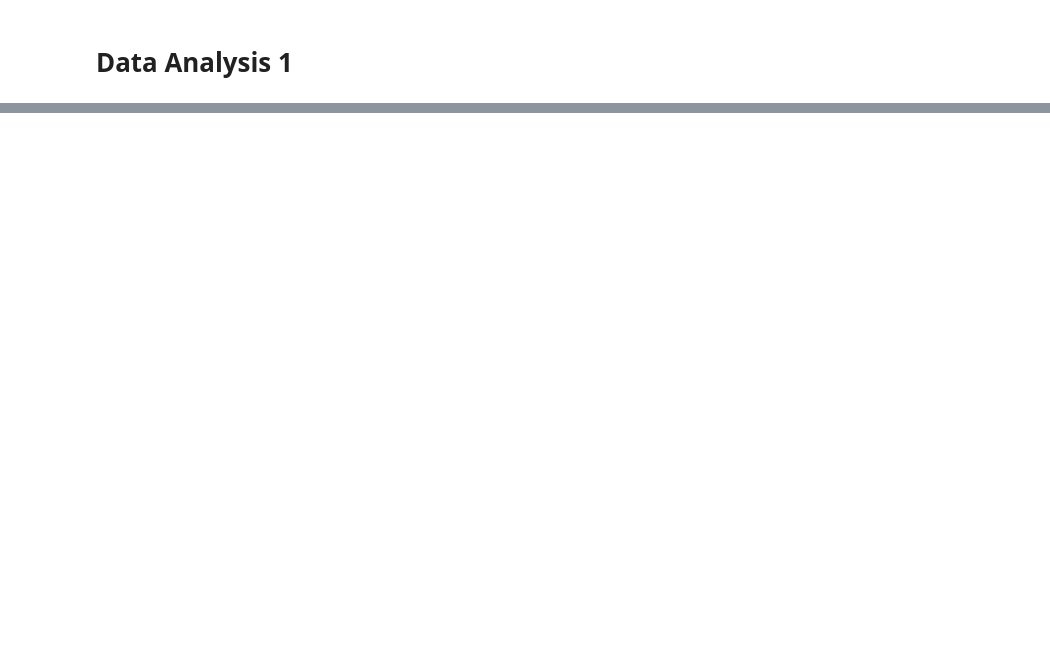
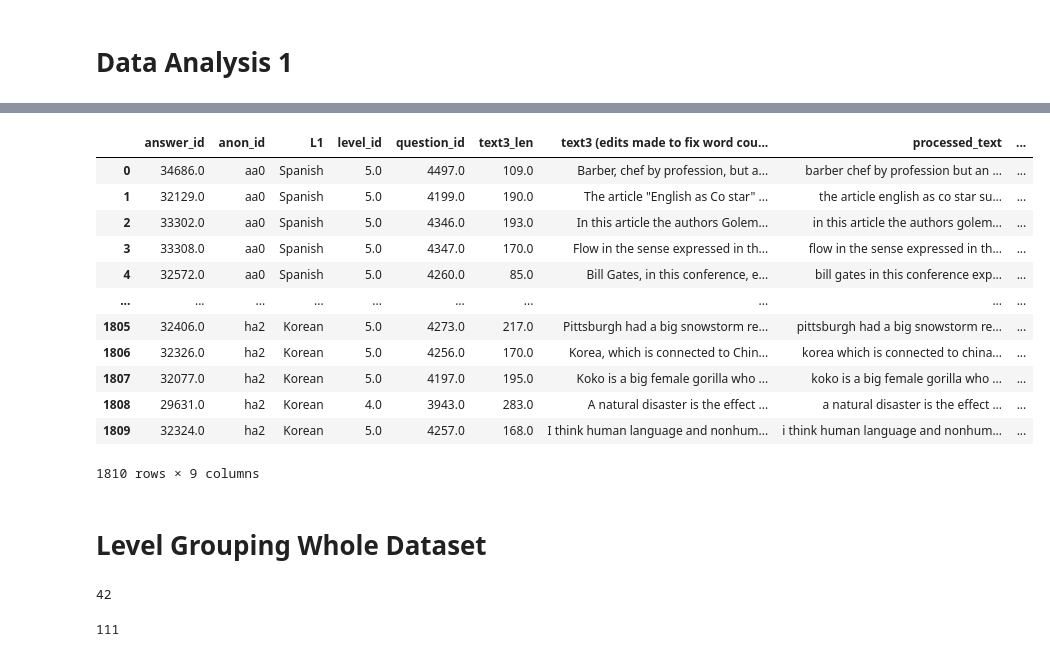
Before and after one commit to mencer456/LRDC-Research, a Jupyter notebook: Data Analysis 1.ipynb, the cells around one changed output, grey strips where cells are left out. Cells and saved outputs as stored; diff of their text form; code cells hidden in the pictures; blank space fills up the shorter version.

```diff
--- a/Data Analysis 1.ipynb
+++ b/Data Analysis 1.ipynb
@@ -98,0 +120,5 @@ stu_ans_crs_
+# %%
+drop_loose=loose.dropna()
+
+sorted_loose=drop_loose.sort_values(by=['anon_id']).reset_index(drop=True)
+sorted_loose
@@ -98,0 +139,40 @@ stu_ans_crs_
+# %%
+index=0
+textcount_loose=sorted_loose.copy()
+
+textcount_loose['processed_text']=pd.NaT
+textcount_loose['wordtype_len']=pd.NaT
+words=[]
+for text in textcount_loose['text3 (edits made to fix word counts)']:
+    uwords=[]
+    text=text.replace('\n',' ')
+    nopunc=text.translate(str.maketrans('','',string.punctuation))
+    nopunc=nopunc.lower()
+    textcount_loose.at[index,'processed_text']=nopunc
+    words=nopunc.strip().split(" ")
+    for word in words:
+        if word=='':
+            words.remove(word)
+        elif word not in uwords:
+            uwords.append(word)
+    textcount_loose.at[index,'text3_len']=len(words)
+    textcount_loose.at[index,'wordtype_len']=len(uwords)
+    index+=1
+# %%
+textcount_loose
+# %% [output]
+|  | answer_id | anon_id | L1 | level_id | question_id | text3_len | text3 (edits made to fix word cou... | processed_text | ... |
+| 0 | 34686.0 | aa0 | Spanish | 5.0 | 4497.0 | 109.0 | Barber, chef by profession, but a... | barber chef by profession but an ... | ... |
+| 1 | 32129.0 | aa0 | Spanish | 5.0 | 4199.0 | 190.0 | The article "English as Co star" ... | the article english as co star su... | ... |
+| 2 | 33302.0 | aa0 | Spanish | 5.0 | 4346.0 | 193.0 | In this article the authors Golem... | in this article the authors golem... | ... |
+| 3 | 33308.0 | aa0 | Spanish | 5.0 | 4347.0 | 170.0 | Flow in the sense expressed in th... | flow in the sense expressed in th... | ... |
+| 4 | 32572.0 | aa0 | Spanish | 5.0 | 4260.0 | 85.0 | Bill Gates, in this conference, e... | bill gates in this conference exp... | ... |
+| ... | ... | ... | ... | ... | ... | ... | ... | ... | ... |
+| 1805 | 32406.0 | ha2 | Korean | 5.0 | 4273.0 | 217.0 | Pittsburgh had a big snowstorm re... | pittsburgh had a big snowstorm re... | ... |
+| 1806 | 32326.0 | ha2 | Korean | 5.0 | 4256.0 | 170.0 | Korea, which is connected to Chin... | korea which is connected to china... | ... |
+| 1807 | 32077.0 | ha2 | Korean | 5.0 | 4197.0 | 195.0 | Koko is a big female gorilla who ... | koko is a big female gorilla who ... | ... |
+| 1808 | 29631.0 | ha2 | Korean | 4.0 | 3943.0 | 283.0 | A natural disaster is the effect ... | a natural disaster is the effect ... | ... |
+| 1809 | 32324.0 | ha2 | Korean | 5.0 | 4257.0 | 168.0 | I think human language and nonhum... | i think human language and nonhum... | ... |
+1810 rows × 9 columns
+# %% [markdown]
+# Level Grouping Whole Dataset
@@ -98,0 +192,28 @@ stu_ans_crs_
+# %%
+# will create a list of only the ids that have levels 3, 4, and 5 in their lvl_nums column
+all_three=[]
+ind=0
+for i in lvl_list.anon_id:
+    if ((3 in lvl_list.iat[ind,2]) and (4 in lvl_list.iat[ind,2]) and (5 in lvl_list.iat[ind,2])):
+        append=lvl_list.at[ind, 'anon_id']
+        all_three.append(append)
+    ind+=1
+
+all_three.sort()
+len(all_three)
+# %% [output]
+42
+# %%
+# will create a list of only the ids that have levels 3 and 4 in their lvl_nums column
+lvls34=[]
+ind=0
+for i in lvl_list.anon_id:
+    if ((3 in lvl_list.iat[ind,2]) and (4 in lvl_list.iat[ind,2])):
+        append=lvl_list.at[ind, 'anon_id']
+        lvls34.append(append)
+    ind+=1
+
+lvls34.sort()
+len(lvls34)
+# %% [output]
+111
```
Also changed, not shown: parts of 40 cells of this notebook.
